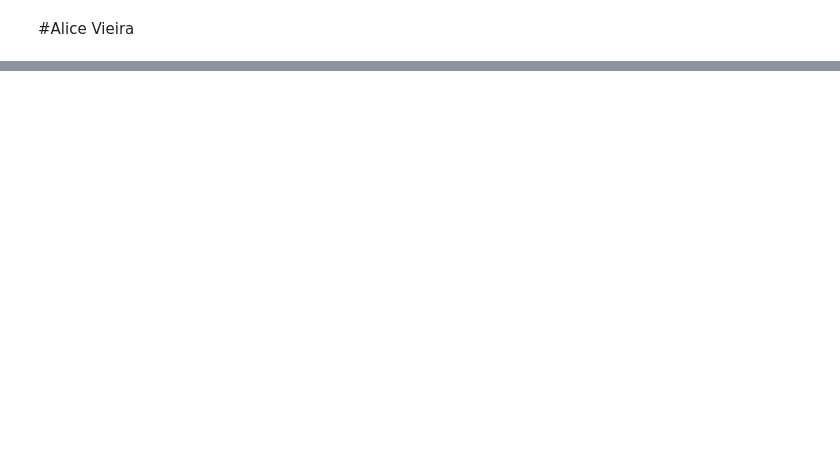
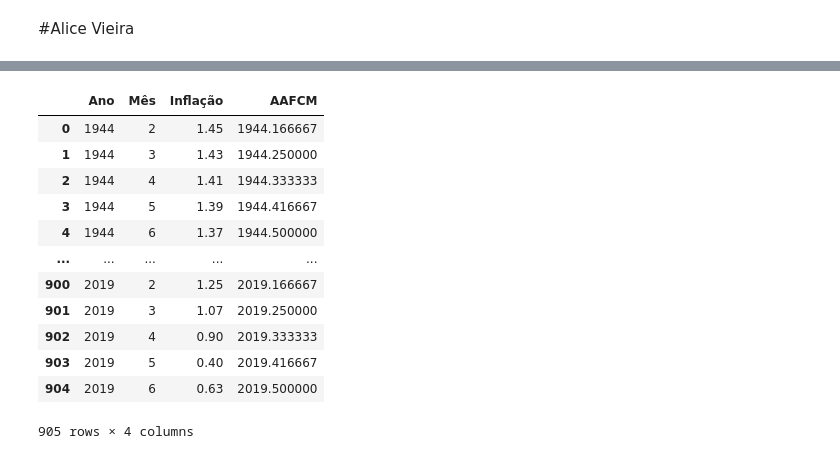
Before and after one commit to alice99vieira/BCC19AliceVieira, a Jupyter notebook: Tarefa10AliceVieira.ipynb, the cells around one changed output, grey strips where cells are left out. Saved outputs shown, nothing was run; the diff lists cells and outputs as text; code cells hidden in the pictures; blank space fills up the shorter version.

```diff
--- a/Tarefa10AliceVieira.ipynb
+++ b/Tarefa10AliceVieira.ipynb
@@ -44,0 +53,17 @@ TB
+# %%
+IM['AAFCM'] = IM['Ano'] + (IM['Mês']/12)
+IM
+# %% [output]
+|  | Ano | Mês | Inflação | AAFCM |
+| 0 | 1944 | 2 | 1.45 | 1944.166667 |
+| 1 | 1944 | 3 | 1.43 | 1944.250000 |
+| 2 | 1944 | 4 | 1.41 | 1944.333333 |
+| 3 | 1944 | 5 | 1.39 | 1944.416667 |
+| 4 | 1944 | 6 | 1.37 | 1944.500000 |
+| ... | ... | ... | ... | ... |
+| 900 | 2019 | 2 | 1.25 | 2019.166667 |
+| 901 | 2019 | 3 | 1.07 | 2019.250000 |
+| 902 | 2019 | 4 | 0.90 | 2019.333333 |
+| 903 | 2019 | 5 | 0.40 | 2019.416667 |
+| 904 | 2019 | 6 | 0.63 | 2019.500000 |
+905 rows × 4 columns
```
Also changed, not shown: parts of 22 cells of this notebook.
